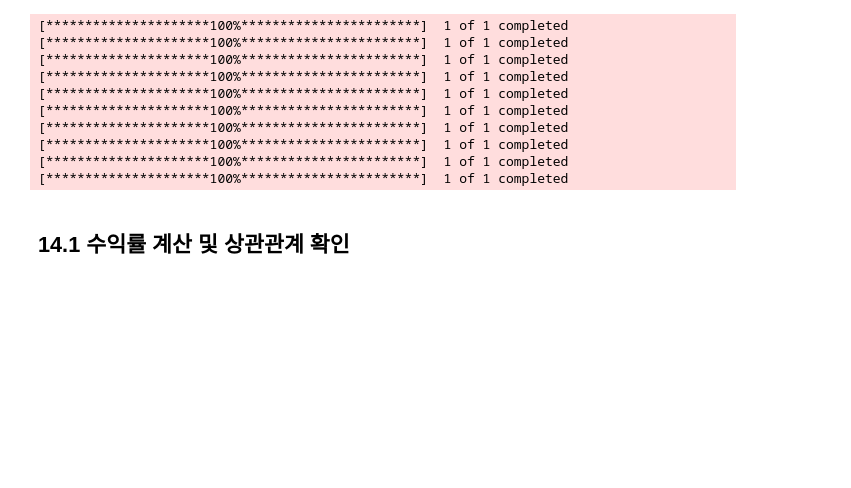
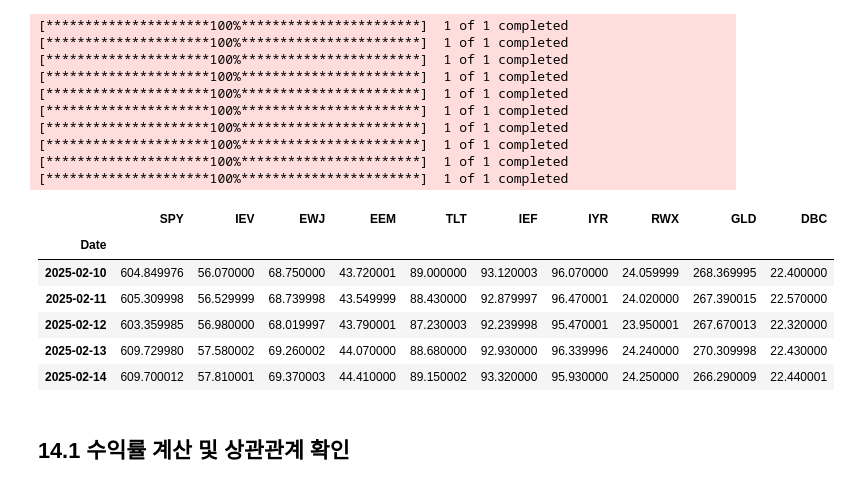
Before and after one commit to Glesep/Quant, a Jupyter notebook: chap_14/chap14.ipynb, the cells around one changed output. Cells and saved outputs as stored; diff of their text form; code cells hidden in the pictures; blank space fills up the shorter version.

```diff
--- a/chap_14/chap14.ipynb
+++ b/chap_14/chap14.ipynb
@@ -46,6 +47,16 @@ engine.dispose()
 [*********************100%***********************]  1 of 1 completed
 [*********************100%***********************]  1 of 1 completed
 [*********************100%***********************]  1 of 1 completed
+# %%
+prices.tail()
+# %% [output]
+|  | SPY | IEV | EWJ | EEM | TLT | IEF | IYR | RWX | GLD | DBC |
+| Date |  |  |  |  |  |  |  |  |  |  |
+| 2025-02-10 | 604.849976 | 56.070000 | 68.750000 | 43.720001 | 89.000000 | 93.120003 | 96.070000 | 24.059999 | 268.369995 | 22.400000 |
+| 2025-02-11 | 605.309998 | 56.529999 | 68.739998 | 43.549999 | 88.430000 | 92.879997 | 96.470001 | 24.020000 | 267.390015 | 22.570000 |
+| 2025-02-12 | 603.359985 | 56.980000 | 68.019997 | 43.790001 | 87.230003 | 92.239998 | 95.470001 | 23.950001 | 267.670013 | 22.320000 |
+| 2025-02-13 | 609.729980 | 57.580002 | 69.260002 | 44.070000 | 88.680000 | 92.930000 | 96.339996 | 24.240000 | 270.309998 | 22.430000 |
+| 2025-02-14 | 609.700012 | 57.810001 | 69.370003 | 44.410000 | 89.150002 | 93.320000 | 95.930000 | 24.250000 | 266.290009 | 22.440001 |
 # %% [markdown]
 ## 14.1 수익률 계산 및 상관관계 확인
 # %%
```
Also changed, not shown: parts of 2 cells of this notebook.
